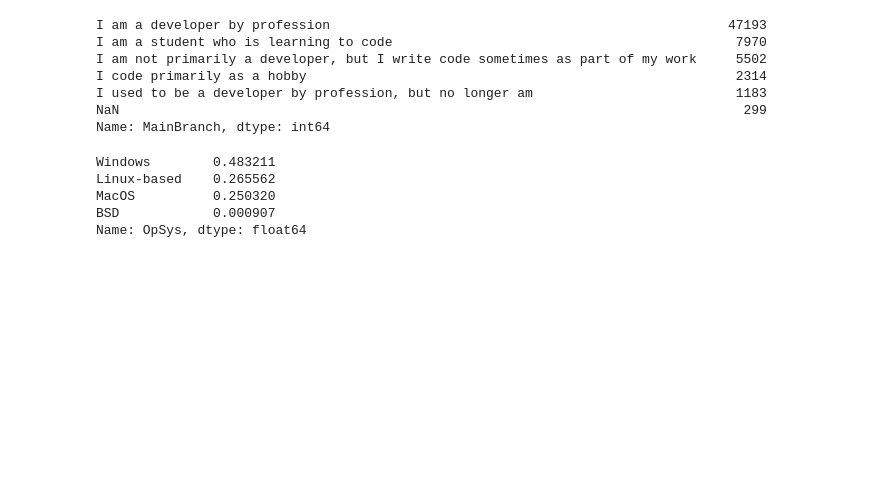
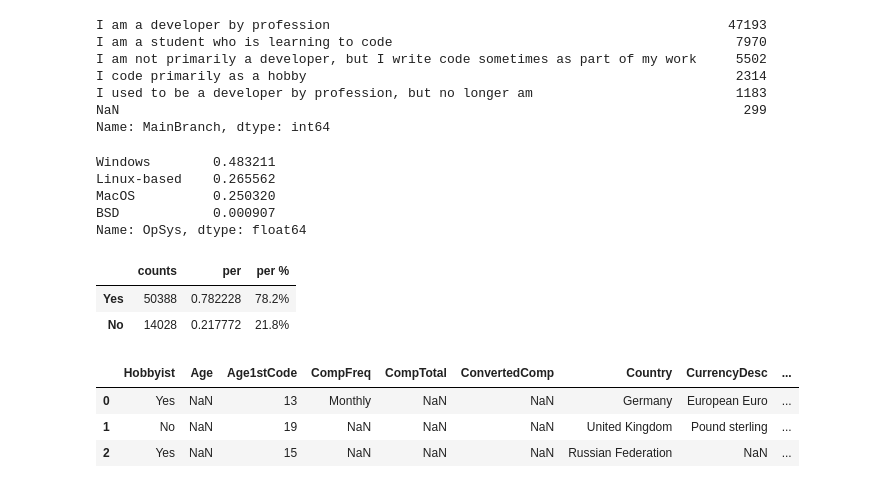
Before and after one commit to fitzypop/pandas-tutorial, a Jupyter notebook: stackoverflow_data_analysisipynb.ipynb, the cells around one changed output. Cells and saved outputs as stored; diff of their text form; code cells hidden in the pictures; blank space fills up the shorter version.

```diff
--- a/stackoverflow_data_analysisipynb.ipynb
+++ b/stackoverflow_data_analysisipynb.ipynb
@@ -80,3 +93,20 @@ Linux-based    0.265562
 MacOS          0.250320
 BSD            0.000907
 Name: OpSys, dtype: float64
+# %%
+count = data['Hobbyist'].value_counts()
+percent = data['Hobbyist'].value_counts(normalize=True)
+percentStr = data['Hobbyist'].value_counts(normalize=True).mul(100).round(1).astype(str) + '%'
+pd.DataFrame({'counts': count, 'per': percent, 'per %': percentStr})
+# %% [output]
+|  | counts | per | per % |
+| Yes | 50388 | 0.782228 | 78.2% |
+| No | 14028 | 0.217772 | 21.8% |
+# %%
+# data.loc[0:2, 'Hobbyist']
+data.loc[0:2, 'Hobbyist':'Employment']
+# %% [output]
+|  | Hobbyist | Age | Age1stCode | CompFreq | CompTotal | ConvertedComp | Country | CurrencyDesc | ... |
+| 0 | Yes | NaN | 13 | Monthly | NaN | NaN | Germany | European Euro | ... |
+| 1 | No | NaN | 19 | NaN | NaN | NaN | United Kingdom | Pound sterling | ... |
+| 2 | Yes | NaN | 15 | NaN | NaN | NaN | Russian Federation | NaN | ... |
```
Also changed, not shown: parts of 2 cells of this notebook, 2 other files.
